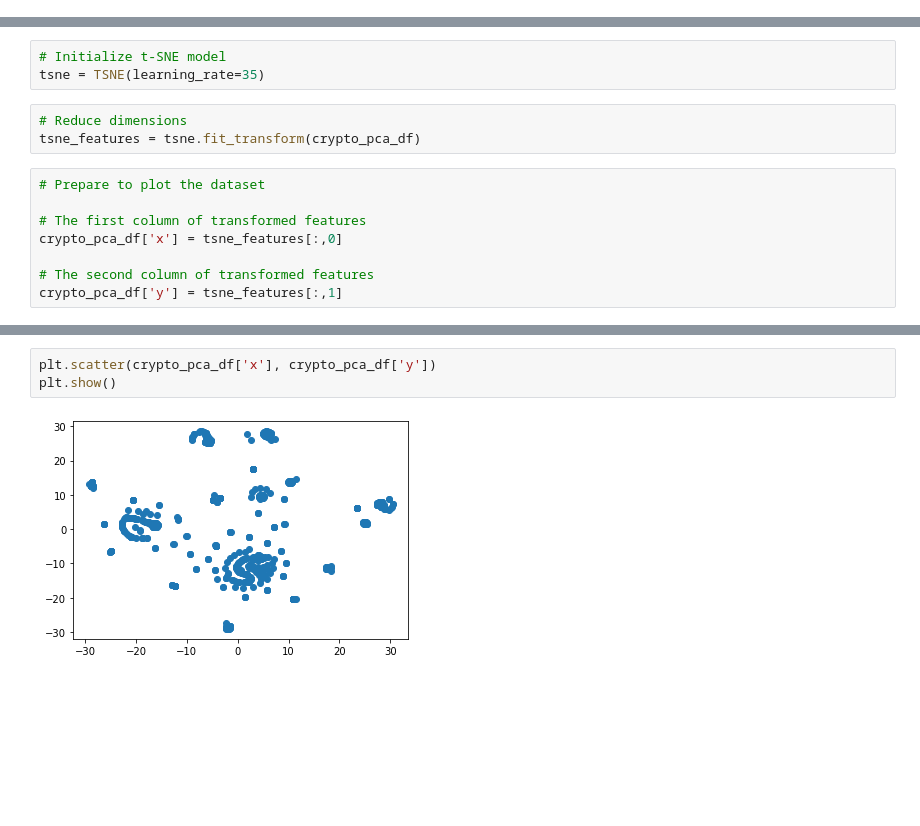
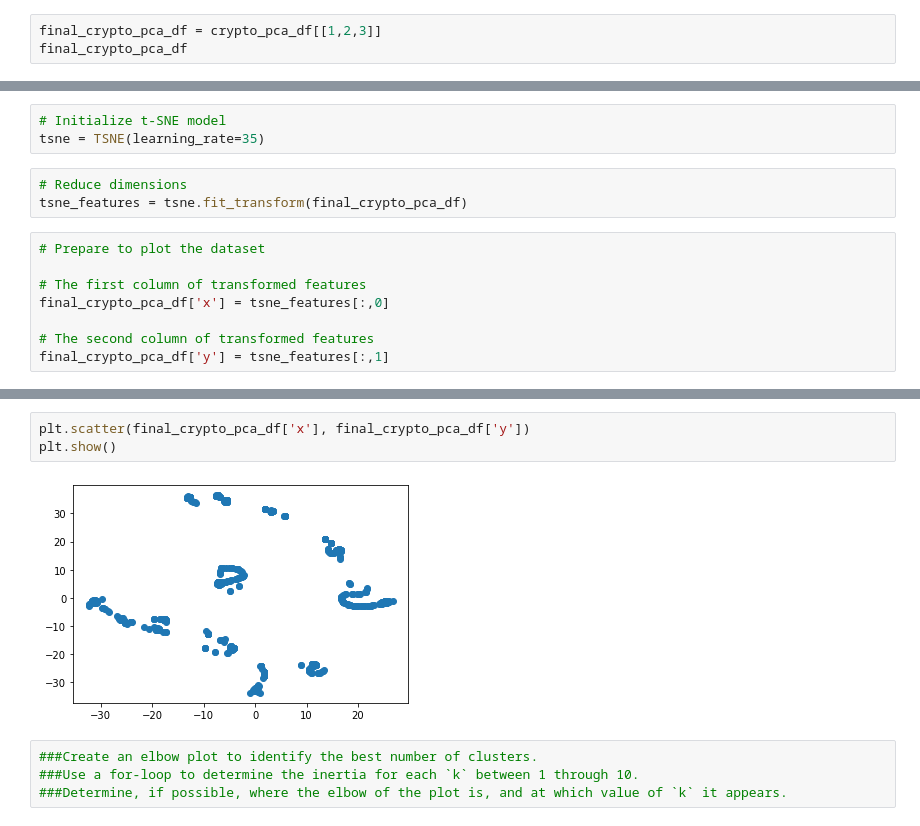
Before and after one commit to cgardner1388/Unsupervised-Machine-Learning, a Jupyter notebook: Untitled.ipynb, the cells around one changed output, grey strips where cells are left out. Drawn from its saved outputs; the diff is of its cells as text; blank space fills up the shorter version.

```diff
--- a/Untitled.ipynb
+++ b/Untitled.ipynb
@@ -193,3 +193,6 @@ crypto_pca_df.head()
 | 3 | -0.243049 | 1.411454 | 0.174607 | 2.013770e-07 | -1.276540e-10 | 2.535972e-11 | 9.807059e-11 | -2.637241e-09 | -0.011109 | 0.153798 | ... | ... |
 | 4 | -0.316964 | 1.059796 | -0.023637 | 1.040443e-07 | -6.596250e-11 | 1.310222e-11 | 5.066982e-11 | -1.362583e-09 | 0.007551 | -0.383147 | ... | ... |
 5 rows × 80 columns
+# %%
+final_crypto_pca_df = crypto_pca_df[[1,2,3]]
+final_crypto_pca_df
@@ -201,12 +218,12 @@ from sklearn.decomposition import PCA
 tsne = TSNE(learning_rate=35)
 # %%
 # Reduce dimensions
-tsne_features = tsne.fit_transform(crypto_pca_df)
+tsne_features = tsne.fit_transform(final_crypto_pca_df)
 # %%
 # Prepare to plot the dataset
 
 # The first column of transformed features
-crypto_pca_df['x'] = tsne_features[:,0]
+final_crypto_pca_df['x'] = tsne_features[:,0]
 
 # The second column of transformed features
-crypto_pca_df['y'] = tsne_features[:,1]
+final_crypto_pca_df['y'] = tsne_features[:,1]
@@ -213,5 +241,9 @@ crypto_pca_df['y'] = tsne_features[:,1]
 # %%
-plt.scatter(crypto_pca_df['x'], crypto_pca_df['y'])
+plt.scatter(final_crypto_pca_df['x'], final_crypto_pca_df['y'])
 plt.show()
 # %% [output]
-[figure, old version]
+[figure, new version]
+# %%
+###Create an elbow plot to identify the best number of clusters.
+###Use a for-loop to determine the inertia for each `k` between 1 through 10.
+###Determine, if possible, where the elbow of the plot is, and at which value of `k` it appears.
```
Also changed, not shown: parts of 5 cells of this notebook.
